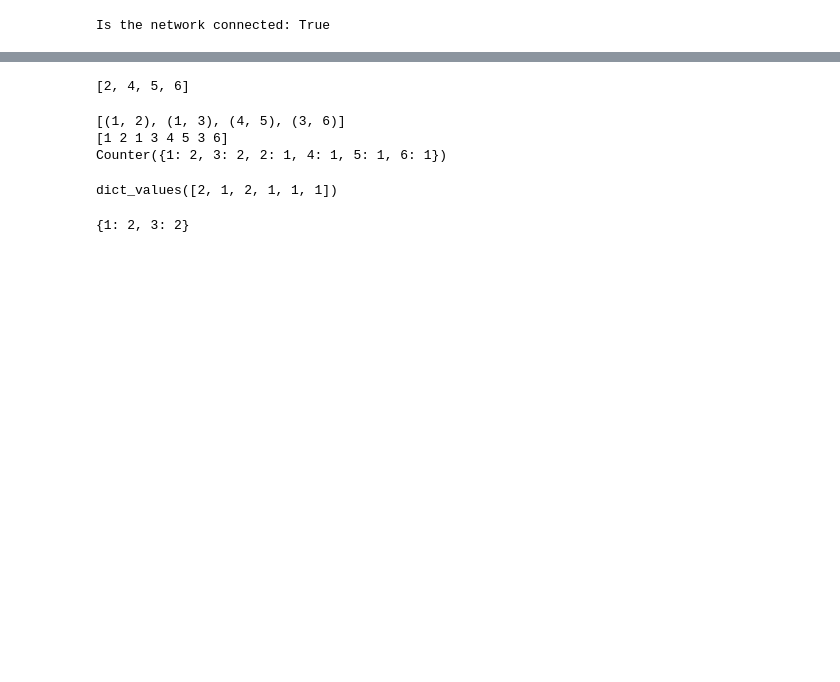
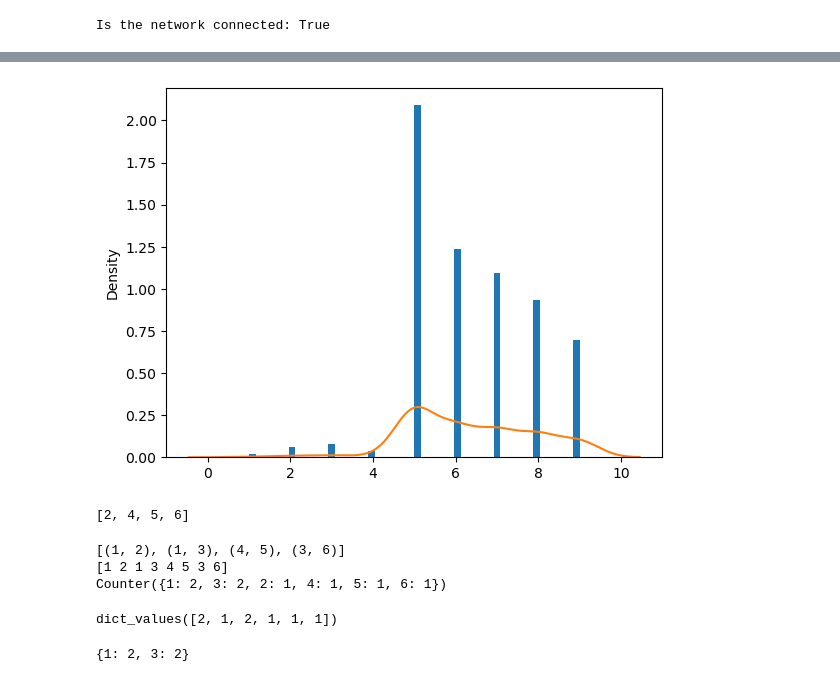
Before and after one commit to Polichinel/imgRanker, a Jupyter notebook: gen_preGen_pairList.ipynb, the cells around one changed output, grey strips where cells are left out. Saved outputs shown, nothing was run; the diff lists cells and outputs as text; code cells hidden in the pictures; blank space fills up the shorter version.

Commit message:
working even better - but still too high degrees

```diff
--- a/gen_preGen_pairList.ipynb
+++ b/gen_preGen_pairList.ipynb
@@ -113,3 +147,10 @@ print(np.max(list(dict(G.degree).values())))
+# %%
+plt.hist(G_degrees, density=True, bins= 50)
+sns.kdeplot(G_degrees)
+
+plt.show()
+# %% [output]
+[figure, added]
 # %%
 from collections import Counter
 nodes = [(1,2),(1,3),(4,5),(3,6)]
```
Also changed, not shown: parts of 8 cells of this notebook.
